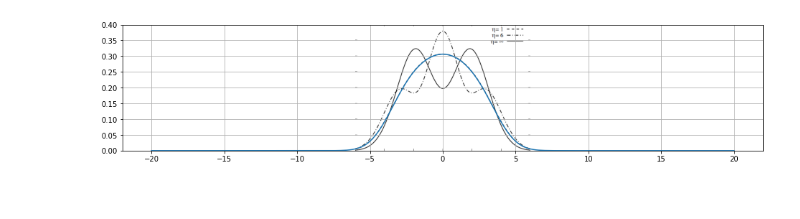
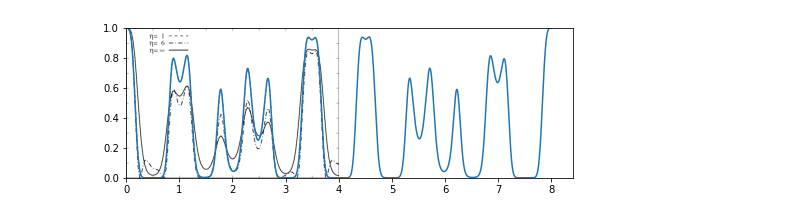
Before and after one commit to Matteo294/FYS4411, a Jupyter notebook: Project2/code/tdhf.ipynb, the cells around one changed output. Saved outputs shown, nothing was run; the diff lists cells and outputs as text; code cells hidden in the pictures.

```diff
--- a/Project2/code/tdhf.ipynb
+++ b/Project2/code/tdhf.ipynb
@@ -31,6 +21,0 @@ Max iteration number reached
-# %%
-reload(do)
-obd = do.eval_one_body_density(system, nparticles, C0)
-do.plot_overlap_one_body_density(system, obd)
-# %% [output]
-[figure, removed]
@@ -45,0 +22,10 @@ do.plot_overlap_slater_det(system, overlap, time)
+# %%
+reload(do2)
+ghf = do2.GHF()
+epsilon, C0, energy_ghf = ghf.solve_TIHF(tolerance=1e-12, max_iter=100, energy_per_step_ON=True)
+time, overlap, dipole = ghf.solve_TDHF(dt=1e-3, t_max= 8*2*np.pi/omega, C0=C0, eval_overlap=True, eval_dipole=True)
+# %%
+reload(do2)
+ghf.plot_overlap(time, overlap)
+# %% [output]
+[figure, added]
```
Also changed, not shown: parts of 10 cells of this notebook, 2 other files.
